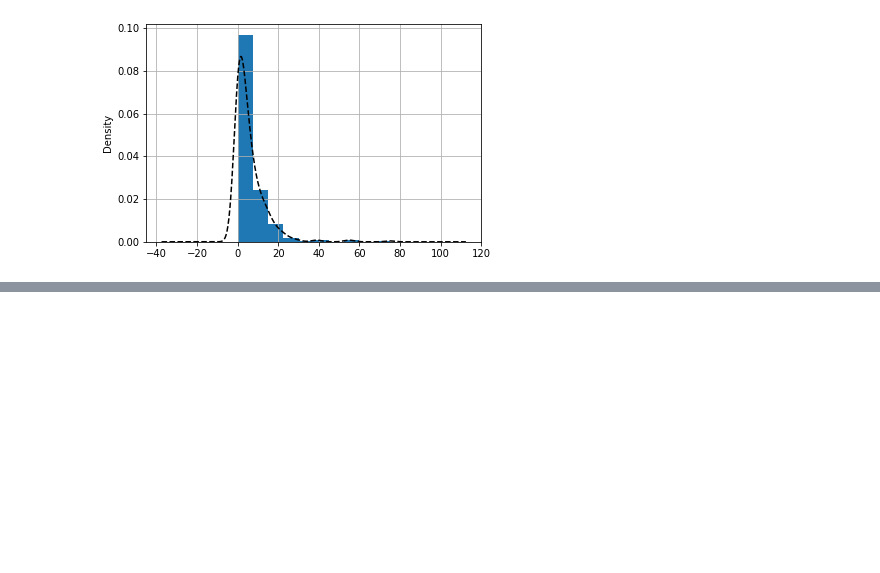
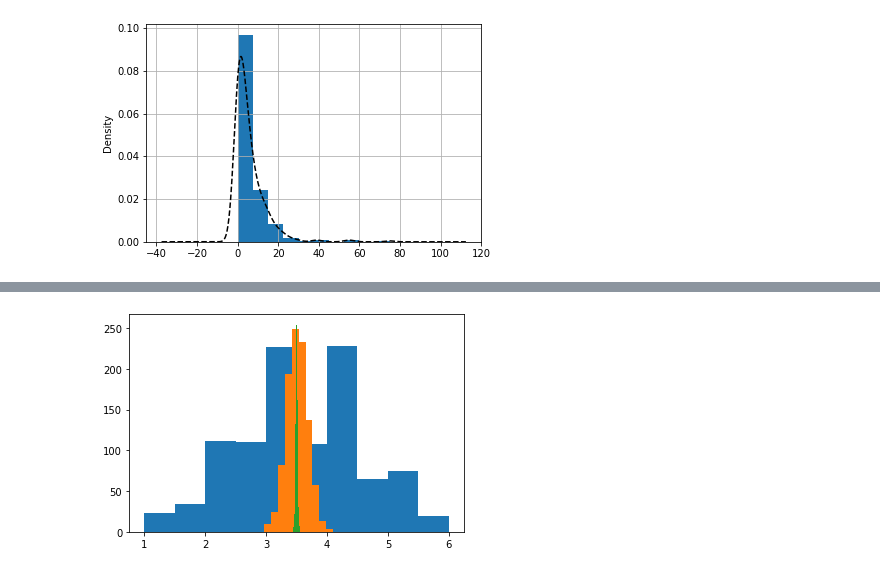
Before and after one commit to JojiKoike/Learning_DataScience, a Jupyter notebook: chapter4/Probability_Basics.ipynb, the cells around one changed output, grey strips where cells are left out. Saved outputs shown, nothing was run; the diff lists cells and outputs as text; code cells hidden in the pictures; blank space fills up the shorter version.

```diff
--- a/chapter4/Probability_Basics.ipynb
+++ b/chapter4/Probability_Basics.ipynb
@@ -114,0 +127,19 @@ plt.grid(True)
+# %%
+# 中心極限定理
+def function_central_history(N):
+    sample_array = np.array([i for i in range(1, 7)])
+    number_cnt = np.arange(1, N + 1) * 1.0
+
+    mean_array = np.array([])
+
+    for i in range(1000):
+        cum_variables = np.random.choice(sample_array, N).cumsum()*1.0
+        mean_array = np.append(mean_array, cum_variables[N - 1] / N)
+
+    plt.hist(mean_array)
+
+function_central_history(3)
+function_central_history(100)
+function_central_history(10000)
+# %% [output]
+[figure, added]
```
Also changed, not shown: parts of 1 cell of this notebook.
